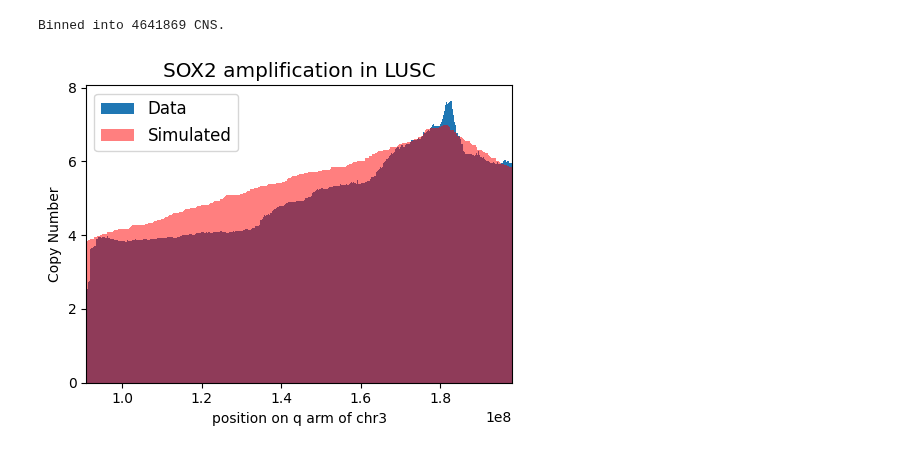
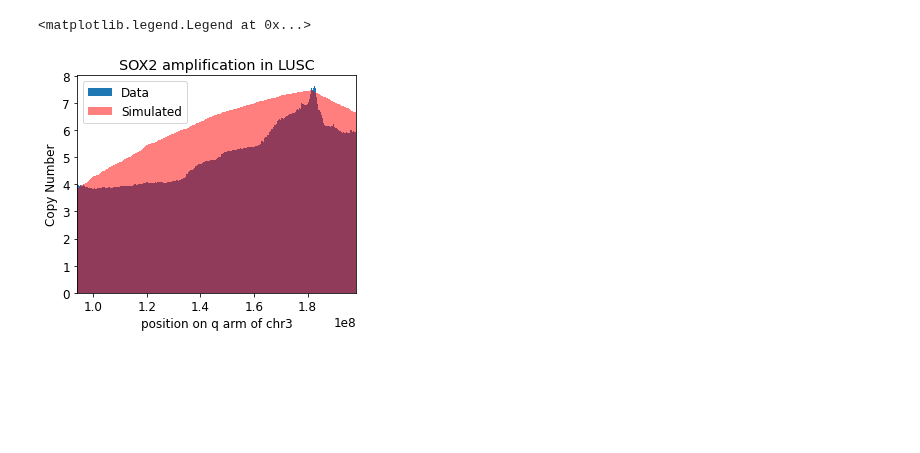
Before and after one commit to ICCB-Cologne/CNSistent, a Jupyter notebook: notebooks/analyze/analyze_SOX2_overlay.ipynb, the cells around one changed output. Cells and saved outputs as stored; diff of their text form; code cells hidden in the pictures; blank space fills up the shorter version.

```diff
--- a/notebooks/analyze/analyze_SOX2_overlay.ipynb
+++ b/notebooks/analyze/analyze_SOX2_overlay.ipynb
@@ -15,0 +38,6 @@ gene_start, gene_end = cosmic_genes.query("gene == 'SOX2'")[["start", "end"]].va
+# %%
+start_cn = groups["ampl"].iloc[0]
+end_cn = groups["ampl"].iloc[-1]
+gene_cn = groups.query("@gene_start < end and @gene_end > start")["ampl"].min()
+diff_cn = gene_cn - start_cn
+end_prob = (end_cn - diff_cn) / diff_cn
@@ -41,9 +77,9 @@ while len(ranges) < 5 * reps:
 # %%
-breaks = np.array(ranges).flatten()
+breaks = np.array(ranges_inside).flatten()
 breaks.sort()
 split_ranges = []
 
-for r_start, r_end in ranges:
+for r_start, r_end in ranges_inside:
     current_start = r_start
 
     for brk in breaks:
@@ -53,8 +89,6 @@ for r_start, r_end in ranges:
 
     split_ranges.append((current_start, r_end))
 # %%
-import pandas as pd
-
 # Count the occurrences of each pair
 counts = pd.Series(split_ranges).value_counts().reset_index()
 
@@ -69,7 +103,7 @@ counts = counts.drop('range', axis=1)
 
 # Reorder the columns
 counts = counts[['start', 'end', 'CN']].sort_values(by=['start'], ignore_index=True)
-counts["CN"] = counts["CN"] / reps + 2
+counts["CN"] = counts["CN"] / sim_segs * diff_cn + start_cn
 counts.head()
 # %% [output]
 |  | start | end | CN |
@@ -108,39 +130,26 @@ data_breaks = get_breaks_from_segments(data_chrom3)
-# %%
-
-aggregated_data = aggregate_by_breaks(data_chrom3, data_breaks, print_info=True)
-# %% [output]
-Binned into 4641869 CNS.
-# %%
-groups = group_samples(aggregated_data)
 # %%
 # bar plot groups
 fig, ax = plt.subplots(figsize=(5, 4))
 
 # double font size
 plt.rcParams.update({'font.size': 12})
 
 # Create a bar plot
 plt.bar(x=groups['start'], height=groups['total_cn'], width=(groups['end'] - groups['start']), align='edge')
 
 plt.bar(x=counts['start'], height=counts['CN'], width=widths, align='edge', alpha=0.5, color='red')
 
 
 # Set the x-axis start to 0
-plt.xlim(start, max(counts['end']))
+plt.xlim(arm_start, max(counts['end']))
 
 # label
 plt.xlabel("position on q arm of chr3")
 plt.ylabel("Copy Number")
 plt.title("SOX2 amplification in LUSC")
 
 # add legend
 plt.legend(["Data", "Simulated"])
-
-# tight layout
-plt.tight_layout()
-
-# save to img_path/sox_2_sim_vs_data.png
-plt.savefig(f"{img_path}/sox_2_sim_vs_data.png", dpi=300)
-plt.savefig(f"{img_path}/sox_2_sim_vs_data.pdf")
 # %% [output]
+<matplotlib.legend.Legend at 0x...>
-[figure, old version]
+[figure, new version]
```
Also changed, not shown: parts of 13 cells of this notebook.
